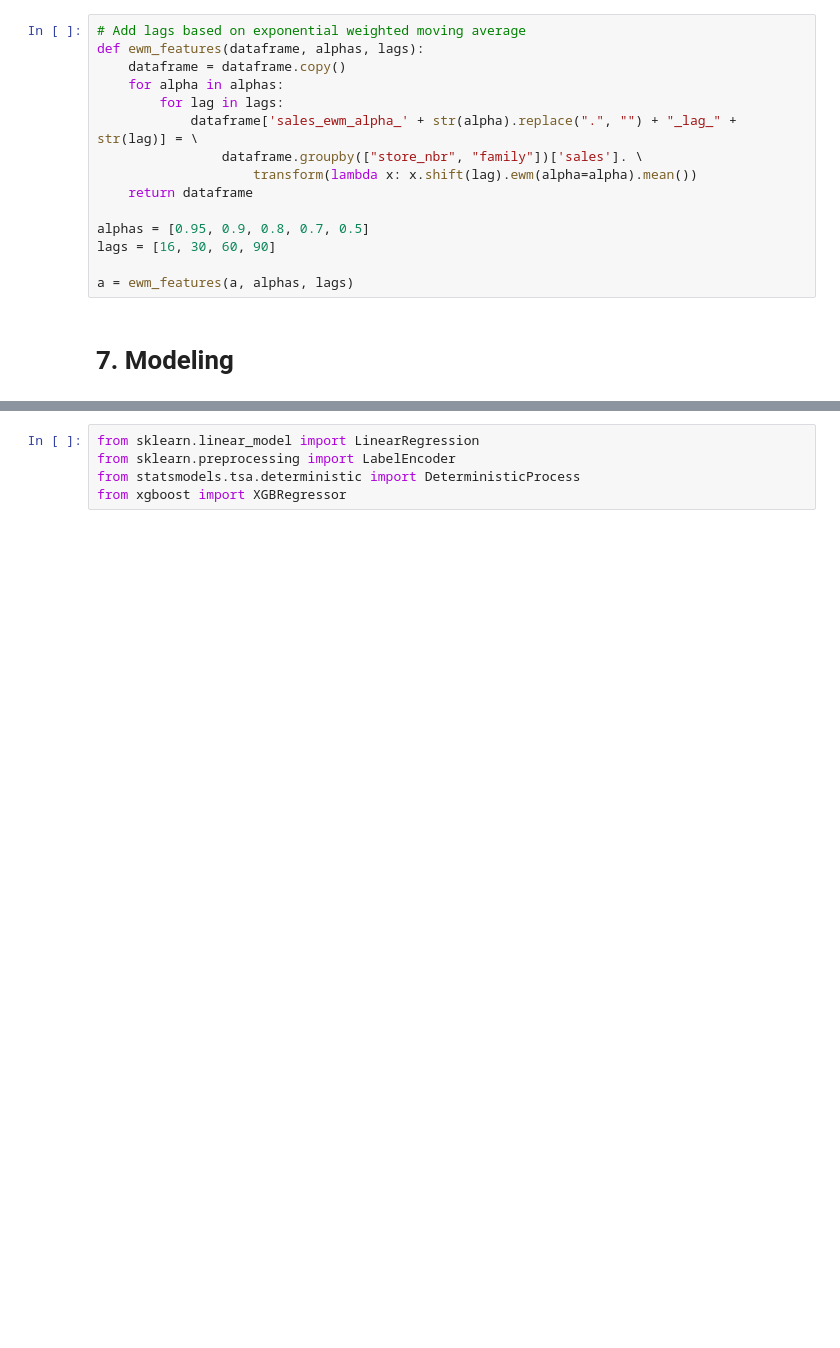
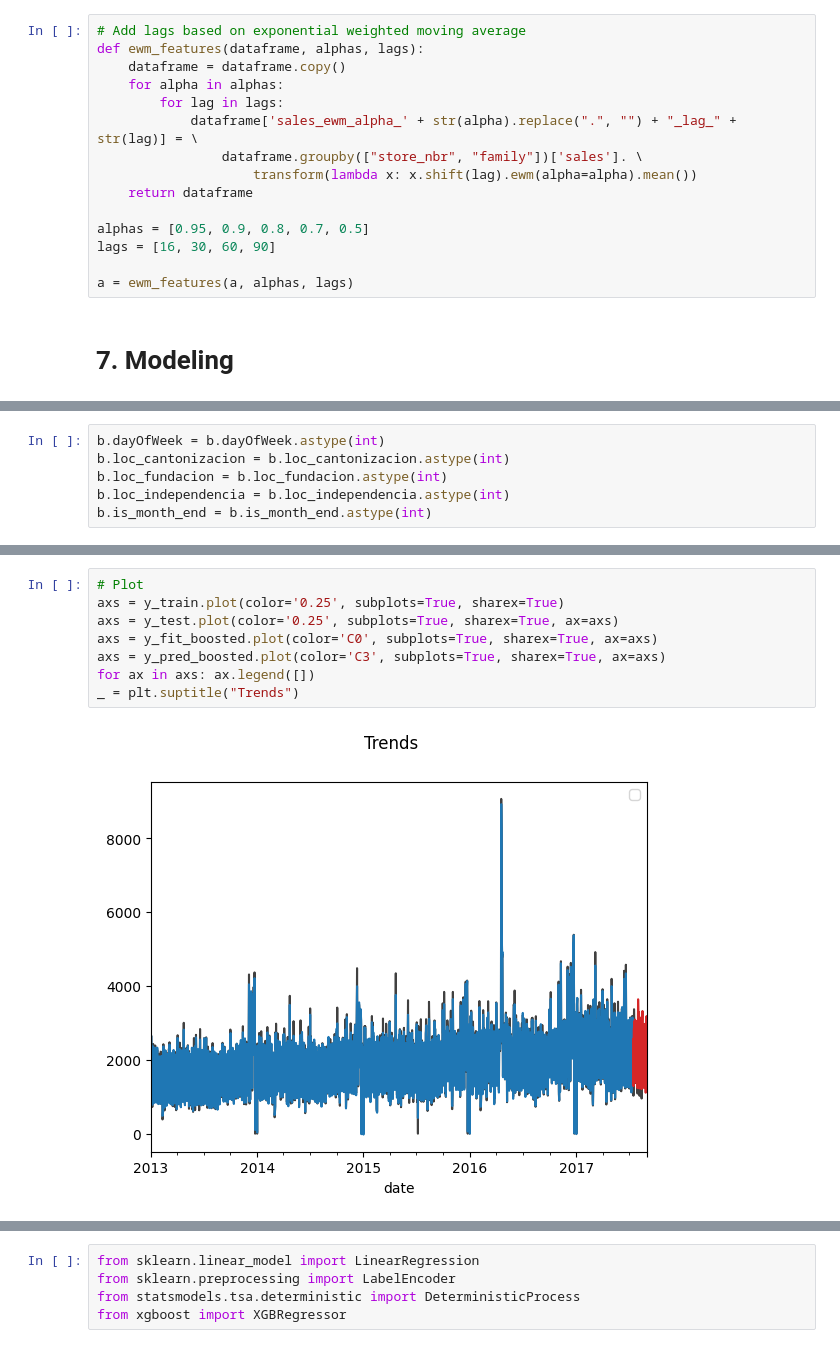
Before and after one commit to collindavies/time-series-forecasting, a Jupyter notebook: Food For Thought.ipynb, the cells around one changed output, grey strips where cells are left out. Drawn from its saved outputs; the diff is of its cells as text; blank space fills up the shorter version.

```diff
--- a/Food For Thought.ipynb
+++ b/Food For Thought.ipynb
@@ -750,0 +1043,6 @@ a = ewm_features(a, alphas, lags)
+# %%
+b.dayOfWeek = b.dayOfWeek.astype(int)
+b.loc_cantonizacion = b.loc_cantonizacion.astype(int)
+b.loc_fundacion = b.loc_fundacion.astype(int)
+b.loc_independencia = b.loc_independencia.astype(int)
+b.is_month_end = b.is_month_end.astype(int)
@@ -750,0 +1100,10 @@ a = ewm_features(a, alphas, lags)
+# %%
+# Plot
+axs = y_train.plot(color='0.25', subplots=True, sharex=True)
+axs = y_test.plot(color='0.25', subplots=True, sharex=True, ax=axs)
+axs = y_fit_boosted.plot(color='C0', subplots=True, sharex=True, ax=axs)
+axs = y_pred_boosted.plot(color='C3', subplots=True, sharex=True, ax=axs)
+for ax in axs: ax.legend([])
+_ = plt.suptitle("Trends")
+# %% [output]
+[figure, added]
```
Also changed, not shown: parts of 90 cells of this notebook.
